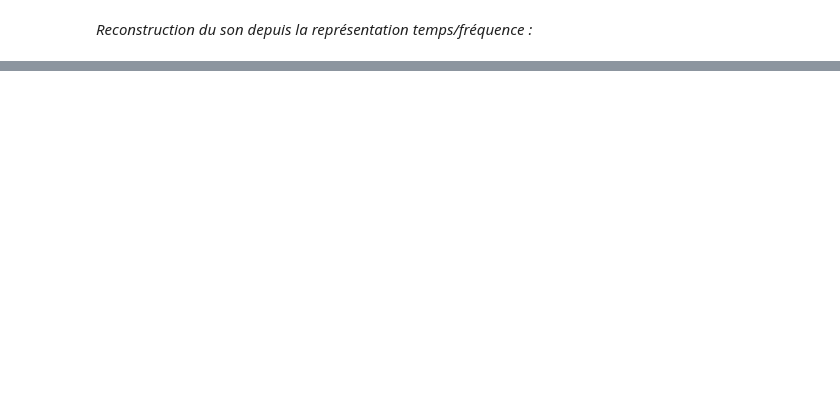
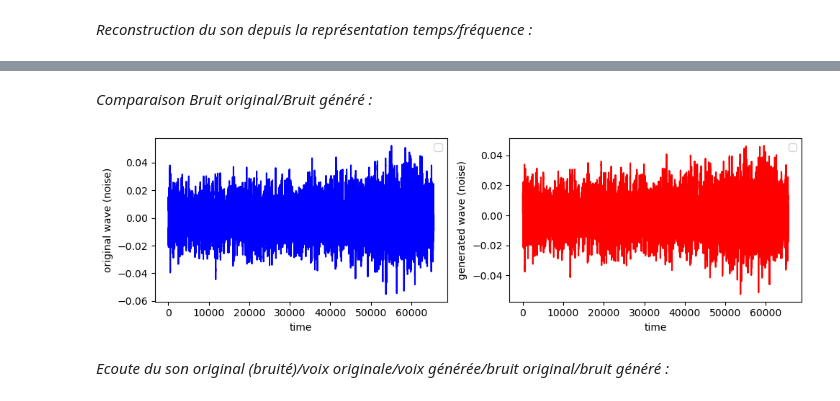
Before and after one commit to Lorbru/dlts-project, a Jupyter notebook: demo.ipynb, the cells around one changed output, grey strips where cells are left out. Drawn from its saved outputs; the diff is of its cells as text; code cells hidden in the pictures; blank space fills up the shorter version.

```diff
--- a/demo.ipynb
+++ b/demo.ipynb
@@ -64,0 +133,24 @@ sd.wait()
+# %% [markdown]
+*Comparaison Bruit original/Bruit généré :*
+# %%
+Ntrue = Y[1,:].squeeze().detach().numpy()
+Npred = output[:,1,:].squeeze().detach().numpy()
+
+fig, axs = plt.subplots(1, 2, figsize=(10, 3))
+
+axs[0].plot(Ntrue, color='blue')
+axs[0].legend()
+axs[0].set_xlabel('time')
+axs[0].set_ylabel('original wave (noise)')
+
+axs[1].plot(Npred, color='red')
+axs[1].legend()
+axs[1].set_xlabel('time')
+axs[1].set_ylabel('generated wave (noise)')
+
+plt.tight_layout()
+plt.savefig('Figs/WaveUNetNoiseEx.png')
+# %% [output]
+[figure, added]
+# %% [markdown]
+*Ecoute du son original (bruité)/voix originale/voix générée/bruit original/bruit généré :*
```
Also changed, not shown: parts of 29 cells of this notebook, 9 other files.
